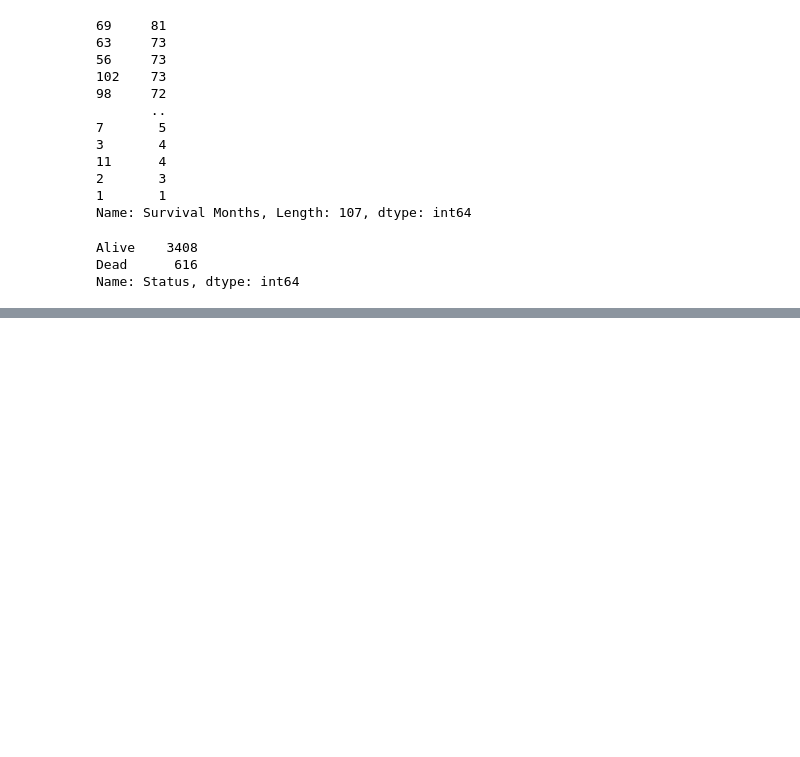
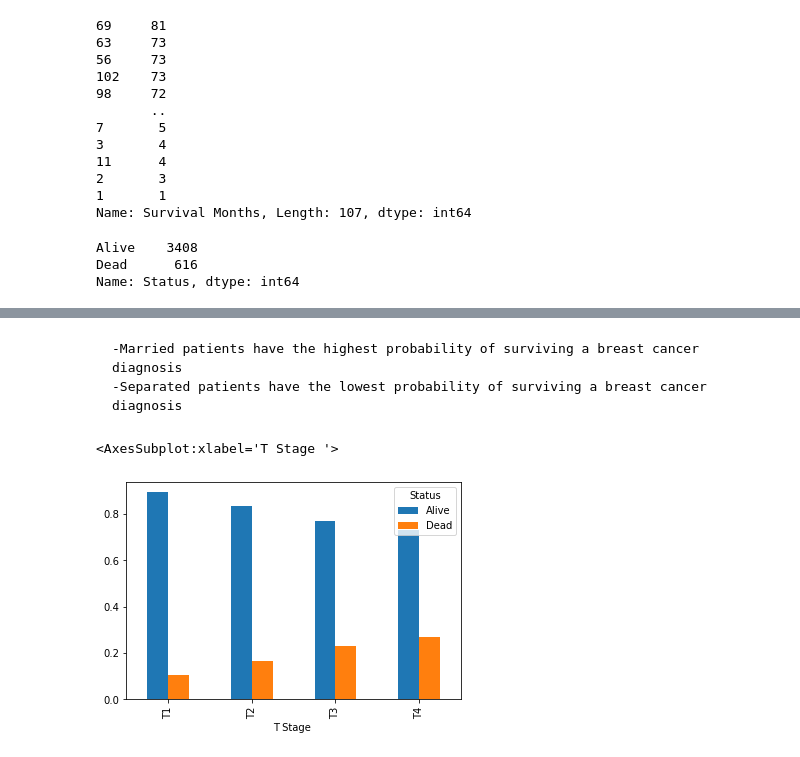
Before and after one commit to Kayfj41901/independent_projects, a Jupyter notebook: Breast Cancer Explore.ipynb, the cells around one changed output, grey strips where cells are left out. Cells and saved outputs as stored; diff of their text form; code cells hidden in the pictures; blank space fills up the shorter version.

```diff
--- a/Breast Cancer Explore.ipynb
+++ b/Breast Cancer Explore.ipynb
@@ -212,0 +251,8 @@ Name: Status, dtype: int64
+# %% [markdown]
+    -Married patients have the highest probability of surviving a breast cancer diagnosis
+    -Separated patients have the lowest probability of surviving a breast cancer diagnosis
+# %%
+pd.crosstab(train['T Stage '], train.Status, normalize="index").plot.bar()
+# %% [output]
+<AxesSubplot:xlabel='T Stage '>
+[figure, added]
```
Also changed, not shown: parts of 18 cells of this notebook.
